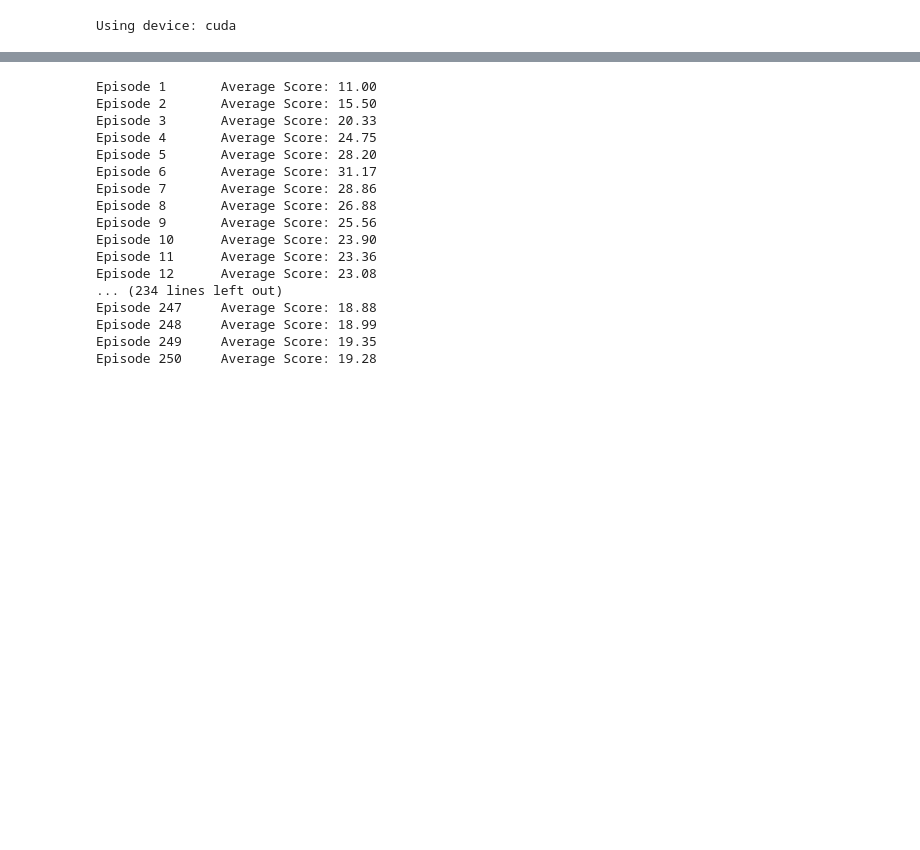
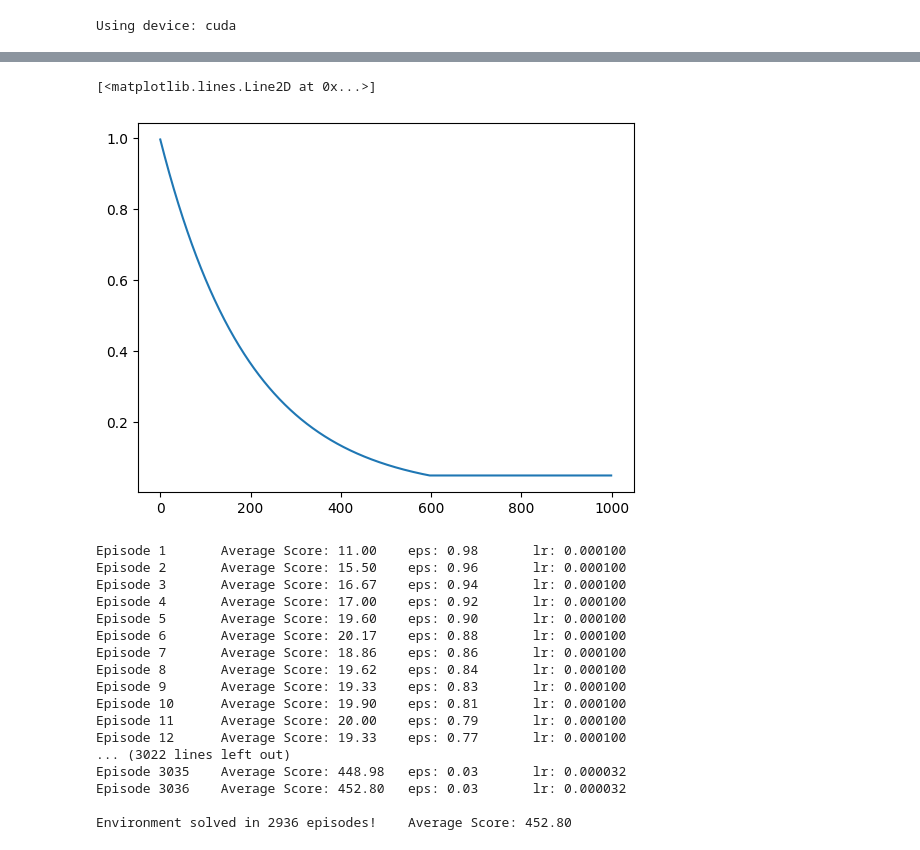
Before and after one commit to cerionXLII/RLMagic, a Jupyter notebook: src/gymnastics.ipynb, the cells around one changed output, grey strips where cells are left out. Drawn from its saved outputs; the diff is of its cells as text; code cells hidden in the pictures; blank space fills up the shorter version.

Commit message:
Created DQN Agent

```diff
--- a/src/gymnastics.ipynb
+++ b/src/gymnastics.ipynb
@@ -159,3 +214,17 @@ class DQNAgent:
+# %%
+# Test the alternative epsilon decay function
+eps_start = 1.0
+eps_end = 0.05
+eps_decay = 0.995
+epsilons = []
+eps = eps_start
+for i in range(1000):
+    eps = max(eps_end, eps_decay * eps)
+    epsilons.append(eps)
+plt.plot(epsilons)
+# %% [output]
+[<matplotlib.lines.Line2D at 0x...>]
+[figure, added]
 # %%
 #env_name = 'CartPole-v0' #Max episode length is 200
 env_name = 'CartPole-v1' #Max episode length is 500
@@ -162,14 +235,12 @@ env_name = 'CartPole-v1' #Max episode length is 500
 # %%
-env = gym.make(env_name)
-state_size = env.observation_space.shape[0]
-action_size = env.action_space.n
-agent = DQNAgent(state_size, action_size, seed=42)
+
 
 n_episodes = 10000
-max_t = 1500
+max_t = 500
 eps_start = 1.0
-eps_end = 0.05
-eps_decay = 0.995
+eps_end = 0.03
+eps_decay = 0.85
+eps_period = 100
 
 scores = []
 scores_window = deque(maxlen=100)
@@ -177,41 +248,43 @@ eps = eps_start
 for i_episode in range(1, n_episodes + 1):
     state, info = env.reset()
     score = 0
+    eps = sawtooth_eps_decay(i_episode, peak_eps=eps_start, min_eps=eps_end, period=eps_period, decay_factor=eps_decay)
     for t in range(max_t):
         action = agent.act(state, eps)
         next_state, reward, done, truncated, info = env.step(action)
         agent.step(state, action, reward, next_state, done)
         state = next_state
         score += reward
+        #print(f"Episode {i_episode}\tTimestep {t}\tScore: {score:.2f} \treward: {reward}")
         if done:
             break
     scores_window.append(score)
     scores.append(score)
-    eps = max(eps_end, eps_decay * eps)
+    #eps = max(eps_end, eps_decay * eps)
 
-    print(f"Episode {i_episode}\tAverage Score: {np.mean(scores_window):.2f}")
+    print(f"Episode {i_episode}\tAverage Score: {np.mean(scores_window):.2f}\teps: {eps:.2f}\tlr: {agent.scheduler.get_last_lr()[0]:.6f}")
 
     if np.mean(scores_window) >= 500*0.9:
         print(f'\nEnvironment solved in {i_episode-100:d} episodes!\tAverage Score: {np.mean(scores_window):.2f}')
         torch.save(agent.qnetwork_local.state_dict(), 'checkpoint.pth')
         break
 
-env.close()
+#env.close()
 # %% [output]
-Episode 1       Average Score: 11.00
-Episode 2       Average Score: 15.50
-Episode 3       Average Score: 20.33
-Episode 4       Average Score: 24.75
-Episode 5       Average Score: 28.20
-Episode 6       Average Score: 31.17
-Episode 7       Average Score: 28.86
-Episode 8       Average Score: 26.88
-Episode 9       Average Score: 25.56
-Episode 10      Average Score: 23.90
-Episode 11      Average Score: 23.36
-Episode 12      Average Score: 23.08
-... (234 lines left out)
-Episode 247     Average Score: 18.88
-Episode 248     Average Score: 18.99
-Episode 249     Average Score: 19.35
-Episode 250     Average Score: 19.28
+Episode 1       Average Score: 11.00    eps: 0.98       lr: 0.000100
+Episode 2       Average Score: 15.50    eps: 0.96       lr: 0.000100
+Episode 3       Average Score: 16.67    eps: 0.94       lr: 0.000100
+Episode 4       Average Score: 17.00    eps: 0.92       lr: 0.000100
+Episode 5       Average Score: 19.60    eps: 0.90       lr: 0.000100
+Episode 6       Average Score: 20.17    eps: 0.88       lr: 0.000100
+Episode 7       Average Score: 18.86    eps: 0.86       lr: 0.000100
+Episode 8       Average Score: 19.62    eps: 0.84       lr: 0.000100
+Episode 9       Average Score: 19.33    eps: 0.83       lr: 0.000100
+Episode 10      Average Score: 19.90    eps: 0.81       lr: 0.000100
+Episode 11      Average Score: 20.00    eps: 0.79       lr: 0.000100
+Episode 12      Average Score: 19.33    eps: 0.77       lr: 0.000100
+... (3022 lines left out)
+Episode 3035    Average Score: 448.98   eps: 0.03       lr: 0.000032
+Episode 3036    Average Score: 452.80   eps: 0.03       lr: 0.000032
+
+Environment solved in 2936 episodes!    Average Score: 452.80
```
Also changed, not shown: parts of 11 cells of this notebook, 1 other file.
